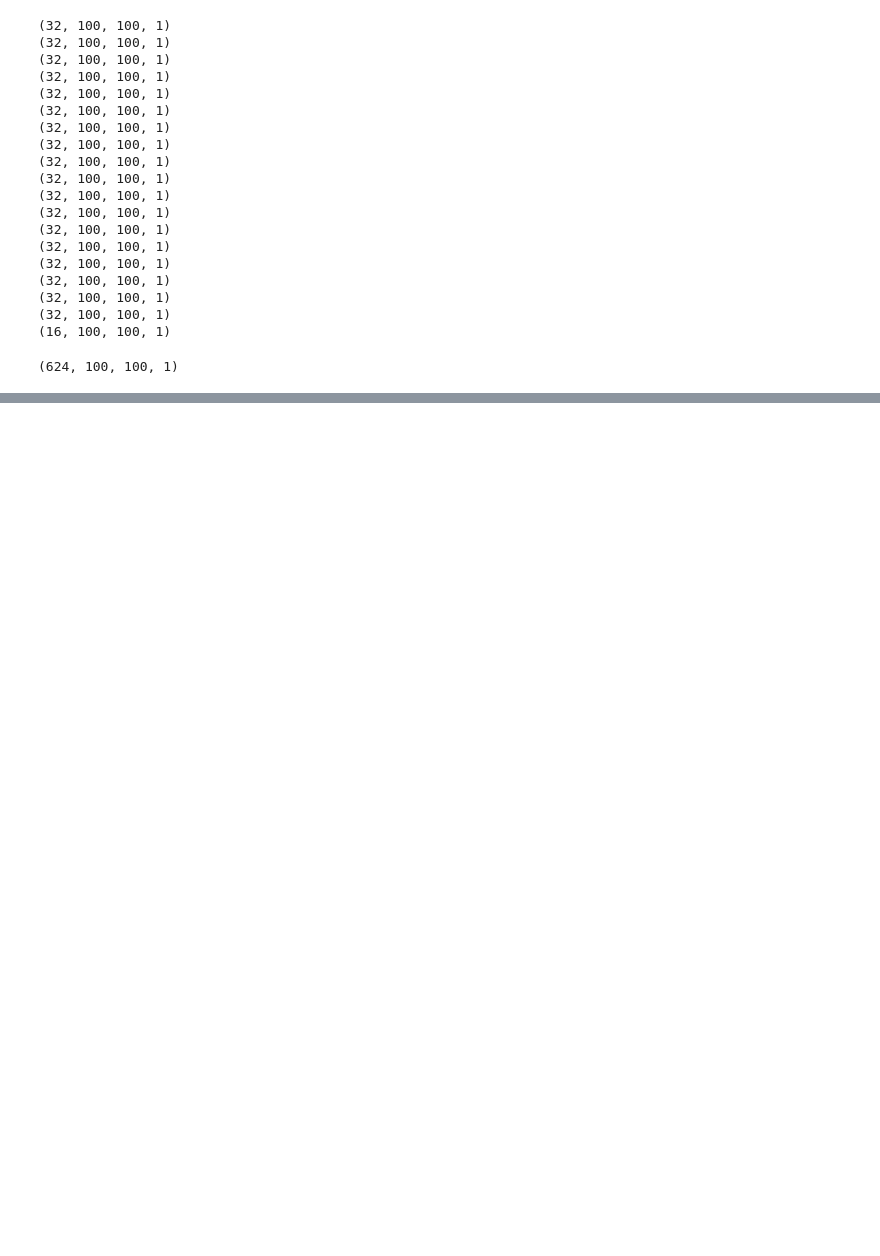
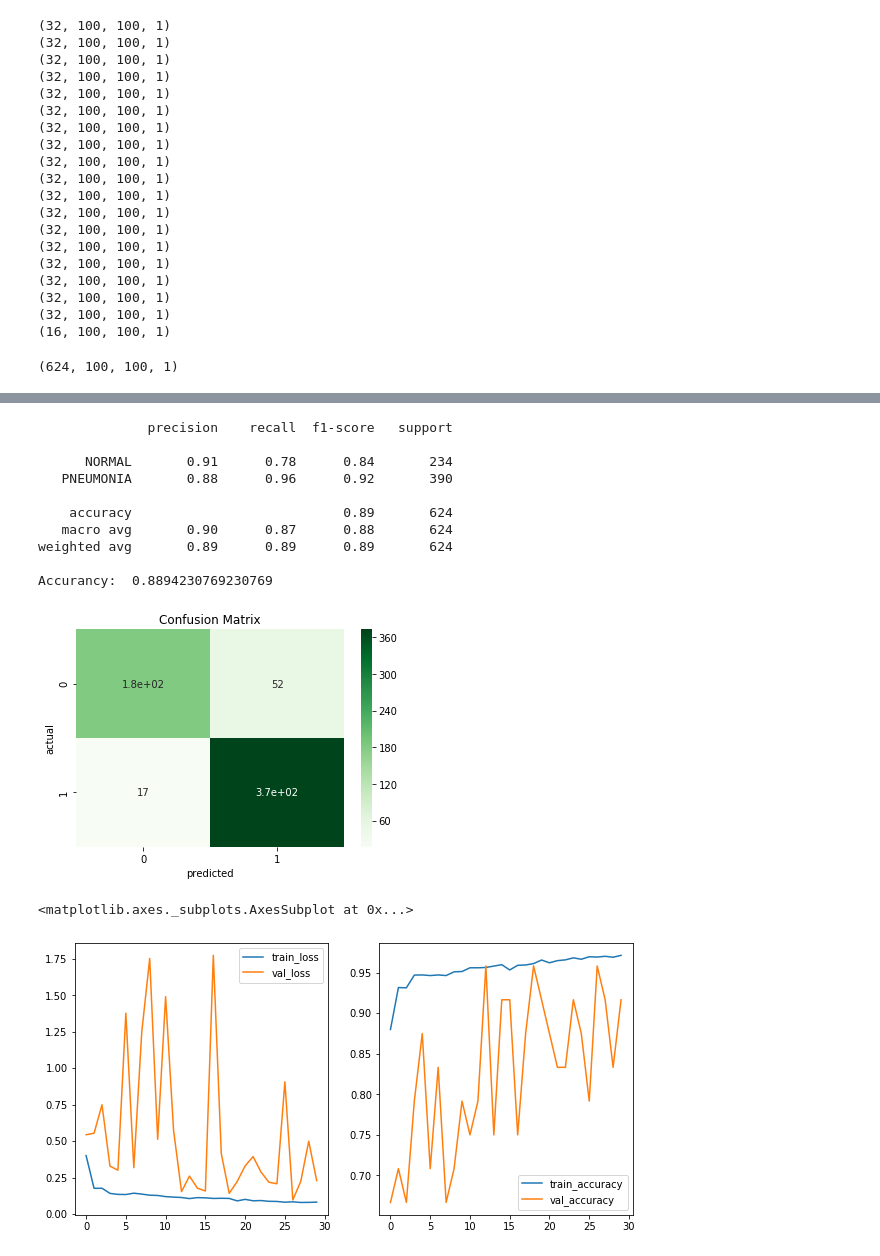
Before and after one commit to mesterhammerfic/x_ray_classification, a Jupyter notebook: 01_jw_eda.ipynb, the cells around one changed output, grey strips where cells are left out. Saved outputs shown, nothing was run; the diff lists cells and outputs as text; code cells hidden in the pictures; blank space fills up the shorter version.

```diff
--- a/01_jw_eda.ipynb
+++ b/01_jw_eda.ipynb
@@ -70,9 +12,0 @@ from sklearn.metrics import roc_curve, auc, classification_report, confusion_mat
-# %%
-predictions = model.predict_generator(test_set, steps=len(test_set), verbose=1)
-predicted_classes = np.argmax(predictions, axis=1)
-
-true_classes = test_set.classes
-class_labels = list(test_set.class_indices.keys())
-
-report = classification_report(true_classes, predictions, target_names=class_labels)
-print(report)
@@ -279,0 +204,16 @@ Accurancy:  0.8958333333333334
+# %%
+model = Sequential()
+model.add(Convolution2D(32, (3,3), input_shape=(100,100,1), activation='relu'))
+#Group Normalization Layer
+model.add(BatchNormalization())
+model.add(MaxPooling2D(2,2))
+model.add(Flatten())
+model.add(Dense(units=110, activation='relu'))
+model.add(Dense(units=1, activation='sigmoid'))
+model.compile(optimizer='adam', loss='binary_crossentropy', metrics=[
+        'accuracy',
+        tf.keras.metrics.Precision(name='precision'),
+        tf.keras.metrics.Recall(name='recall')
+    ])
+
+history = model.fit(train_data, epochs=30,  validation_data=(val_data))
@@ -279,0 +238,30 @@ Accurancy:  0.8958333333333334
+# %%
+preds2 = model.predict_classes(data_array)
+evaluation(class_list, preds2)
+
+train_loss = model.history.history['loss']
+train_acc = model.history.history['accuracy']
+val_loss = model.history.history['val_loss']
+val_acc = model.history.history['val_accuracy']
+
+
+fig, (ax1, ax2) = plt.subplots(1,2, figsize=(10,5))
+sns.lineplot(history.epoch, train_loss, ax=ax1, label='train_loss')
+sns.lineplot(history.epoch, train_acc, ax=ax2, label='train_accuracy')
+
+sns.lineplot(history.epoch, val_loss, ax=ax1, label='val_loss')
+sns.lineplot(history.epoch, val_acc, ax=ax2, label='val_accuracy')
+# %% [output]
+              precision    recall  f1-score   support
+
+      NORMAL       0.91      0.78      0.84       234
+   PNEUMONIA       0.88      0.96      0.92       390
+
+    accuracy                           0.89       624
+   macro avg       0.90      0.87      0.88       624
+weighted avg       0.89      0.89      0.89       624
+
+Accurancy:  0.8894230769230769
+[figure, added]
+<matplotlib.axes._subplots.AxesSubplot at 0x...>
+[figure, added]
```
Also changed, not shown: parts of 59 cells of this notebook.
